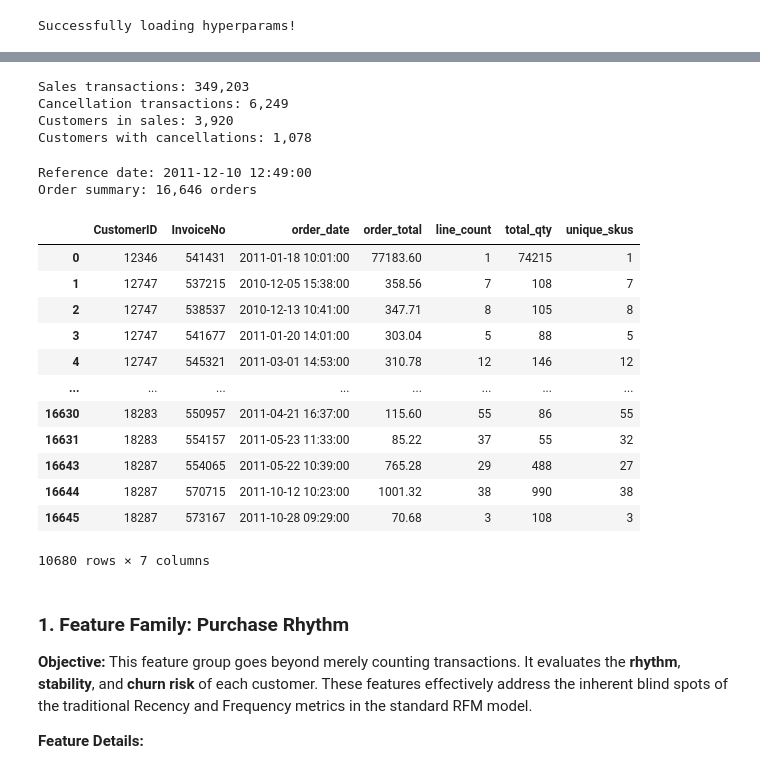
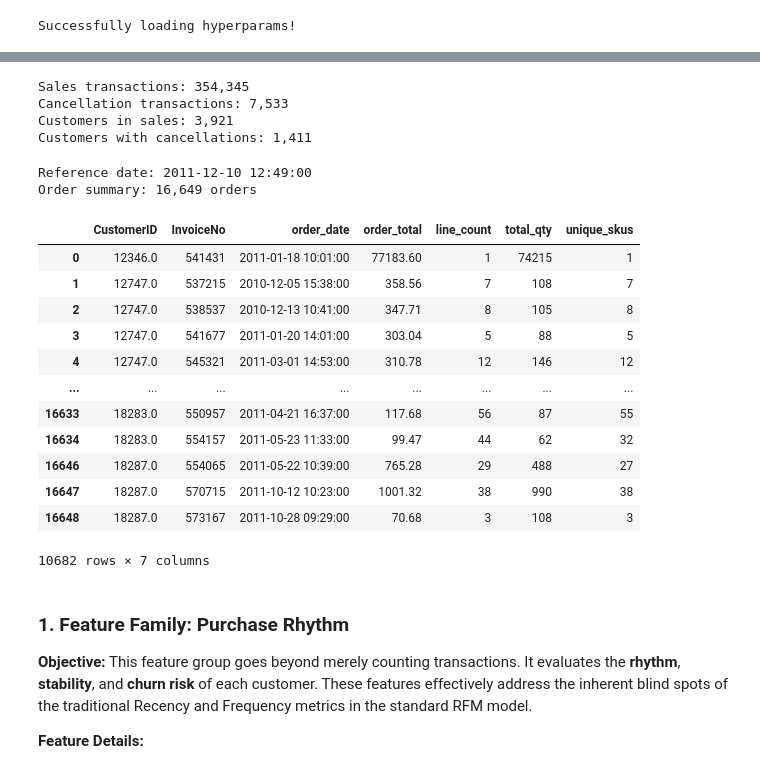
Before and after one commit to LouisTran1701/ecommerce-customer-segmentation, a Jupyter notebook: notebook/02_feature_engineering.ipynb, the cells around one changed output, grey strips where cells are left out. Cells and saved outputs as stored; diff of their text form; code cells hidden in the pictures.

```diff
--- a/notebook/02_feature_engineering.ipynb
+++ b/notebook/02_feature_engineering.ipynb
@@ -42,23 +42,26 @@ RFM table data shape: (3920, 4)
 Raw dataset shape: (541909, 8)
 # %%
 # Cancellation invoices start with 'C'
-is_cancel = raw['InvoiceNo'].astype(str).str.startswith('C')
+r = raw[
+    (raw['Country'] == 'United Kingdom') &
+    raw['CustomerID'].notna()
+].copy()
 
-df_cancels = df[is_cancel].copy()
-df_sales = df
+r['is_cancel'] = r['InvoiceNo'].astype(str).str.startswith('C')
+r['TotalPrice'] = r['Quantity'] * r['UnitPrice']
 
-# For sales, enforce positive Quantity (should already be, but be safe)
-df_sales = df_sales[df_sales['Quantity'] > 0]
+df_cancels = r[r['is_cancel']].copy()
+df_sales = r[~r['is_cancel'] & (r['Quantity'] > 0)].copy()
 
 print(f"Sales transactions: {df_sales.shape[0]:,}")
 print(f"Cancellation transactions: {df_cancels.shape[0]:,}")
 print(f"Customers in sales: {df_sales['CustomerID'].nunique():,}")
 print(f"Customers with cancellations: {df_cancels['CustomerID'].nunique():,}")
 # %% [output]
-Sales transactions: 349,203
-Cancellation transactions: 6,249
-Customers in sales: 3,920
-Customers with cancellations: 1,078
+Sales transactions: 354,345
+Cancellation transactions: 7,533
+Customers in sales: 3,921
+Customers with cancellations: 1,411
 # %%
 # Helper function
 
@@ -80,38 +83,40 @@ def gini(v):
     return float((2 * (i * v).sum() - (n + 1) * v.sum()) / (n * v.sum()))
 # %%
 # Reference date = 1 day after last transaction
+df_sales['InvoiceDate'] = pd.to_datetime(df_sales['InvoiceDate'], errors='coerce')
+
 reference_date = df_sales['InvoiceDate'].max() + pd.Timedelta(days=1)
 print(f"Reference date: {reference_date}")
 
 # Build per-order summaries first (for order-level features)
 order_summary = df_sales.groupby(['CustomerID', 'InvoiceNo']).agg(
     order_date=('InvoiceDate', 'min'),
     order_total=('TotalPrice', 'sum'),
     line_count=('StockCode', 'count'),
     total_qty=('Quantity', 'sum'),
     unique_skus=('StockCode', 'nunique'),
 ).reset_index().sort_values(['CustomerID', 'order_date'])
 
 print(f"Order summary: {order_summary.shape[0]:,} orders")
 
 customer_summary = order_summary.groupby('CustomerID')
 display(customer_summary.head())
 # %% [output]
 Reference date: 2011-12-10 12:49:00
-Order summary: 16,646 orders
+Order summary: 16,649 orders
 |  | CustomerID | InvoiceNo | order_date | order_total | line_count | total_qty | unique_skus |
-| 0 | 12346 | 541431 | 2011-01-18 10:01:00 | 77183.60 | 1 | 74215 | 1 |
-| 1 | 12747 | 537215 | 2010-12-05 15:38:00 | 358.56 | 7 | 108 | 7 |
-| 2 | 12747 | 538537 | 2010-12-13 10:41:00 | 347.71 | 8 | 105 | 8 |
-| 3 | 12747 | 541677 | 2011-01-20 14:01:00 | 303.04 | 5 | 88 | 5 |
-| 4 | 12747 | 545321 | 2011-03-01 14:53:00 | 310.78 | 12 | 146 | 12 |
+| 0 | 12346.0 | 541431 | 2011-01-18 10:01:00 | 77183.60 | 1 | 74215 | 1 |
+| 1 | 12747.0 | 537215 | 2010-12-05 15:38:00 | 358.56 | 7 | 108 | 7 |
+| 2 | 12747.0 | 538537 | 2010-12-13 10:41:00 | 347.71 | 8 | 105 | 8 |
+| 3 | 12747.0 | 541677 | 2011-01-20 14:01:00 | 303.04 | 5 | 88 | 5 |
+| 4 | 12747.0 | 545321 | 2011-03-01 14:53:00 | 310.78 | 12 | 146 | 12 |
 | ... | ... | ... | ... | ... | ... | ... | ... |
-| 16630 | 18283 | 550957 | 2011-04-21 16:37:00 | 115.60 | 55 | 86 | 55 |
-| 16631 | 18283 | 554157 | 2011-05-23 11:33:00 | 85.22 | 37 | 55 | 32 |
-| 16643 | 18287 | 554065 | 2011-05-22 10:39:00 | 765.28 | 29 | 488 | 27 |
-| 16644 | 18287 | 570715 | 2011-10-12 10:23:00 | 1001.32 | 38 | 990 | 38 |
-| 16645 | 18287 | 573167 | 2011-10-28 09:29:00 | 70.68 | 3 | 108 | 3 |
+| 16633 | 18283.0 | 550957 | 2011-04-21 16:37:00 | 117.68 | 56 | 87 | 55 |
+| 16634 | 18283.0 | 554157 | 2011-05-23 11:33:00 | 99.47 | 44 | 62 | 32 |
+| 16646 | 18287.0 | 554065 | 2011-05-22 10:39:00 | 765.28 | 29 | 488 | 27 |
+| 16647 | 18287.0 | 570715 | 2011-10-12 10:23:00 | 1001.32 | 38 | 990 | 38 |
+| 16648 | 18287.0 | 573167 | 2011-10-28 09:29:00 | 70.68 | 3 | 108 | 3 |
-10680 rows × 7 columns
+10682 rows × 7 columns
 # %% [markdown]
 ### 1. Feature Family: Purchase Rhythm
 
```
Also changed, not shown: parts of 11 cells of this notebook, 7 other files.
